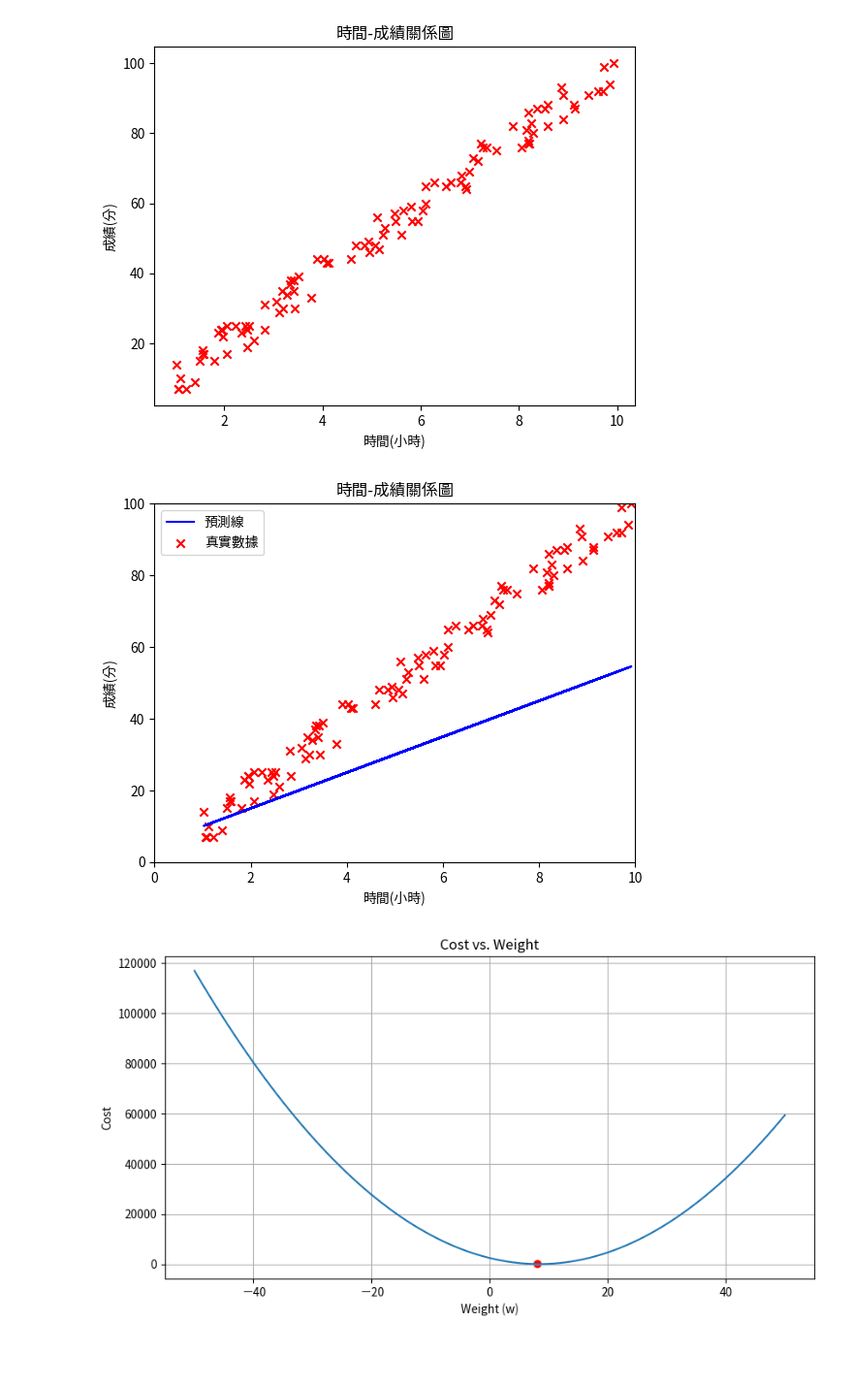
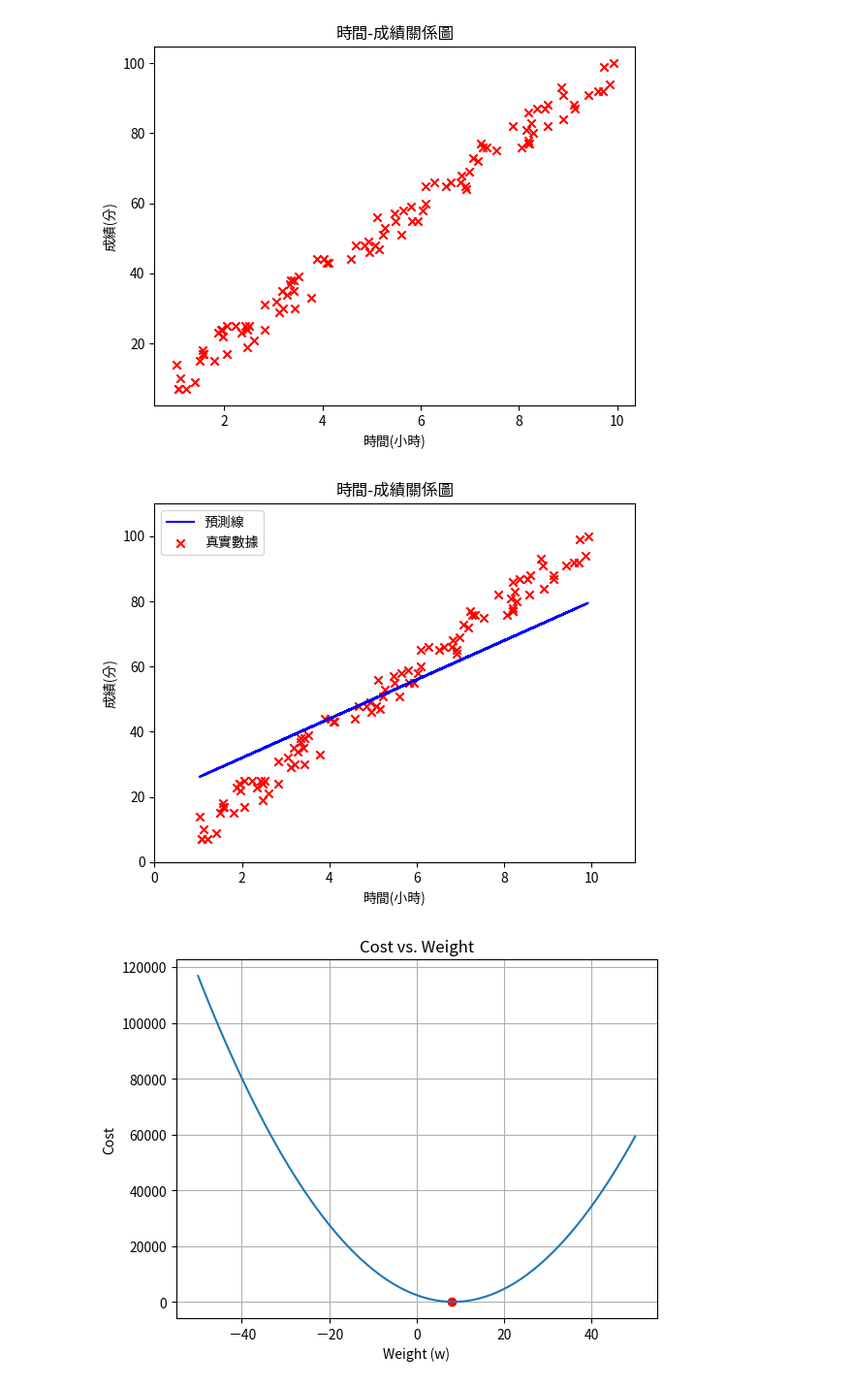
Before and after one commit to eason280711/ml, a Jupyter notebook: Ipynb/Resgression.ipynb, the cells around one changed output. Shown at 97% size. Saved outputs shown, nothing was run; the diff lists cells and outputs as text; code cells hidden in the pictures; blank space fills up the shorter version.

```diff
--- a/Ipynb/Resgression.ipynb
+++ b/Ipynb/Resgression.ipynb
@@ -47,8 +47,8 @@ plt.show()
 [figure]
 # %%
 # Linear Regression: y = wx + b
-w = 5
-b = 5
+w = 6
+b = 20
 
 y_pred = x*w + b
 
@@ -57,12 +57,12 @@ plt.scatter(x, y, marker="x", color="red", label="真實數據")
 plt.title("時間-成績關係圖")
 plt.xlabel("時間(小時)")
 plt.ylabel("成績(分)")
-plt.xlim([0, 10])
-plt.ylim([0, 100])
+plt.xlim([0, 11])
+plt.ylim([0, 110])
 plt.legend()
 plt.show()
 # %% [output]
-[figure, old version]
+[figure, new version]
 # %%
 import numpy as np
 
@@ -81,16 +81,15 @@ min_cost_w = min(costs_w)
 min_w = w_values[costs_w.index(min_cost_w)]
 # %%
 # Plot cost vs w (b fixed)
-plt.figure(figsize=(10, 5))
 plt.plot(w_values, costs_w)
-plt.scatter(min_w, min_cost_w, color='r')
+plt.scatter(min_w, min_cost_w, color='red')
 plt.title('Cost vs. Weight')
 plt.xlabel('Weight (w)')
 plt.ylabel('Cost')
 plt.grid(True)
 plt.show()
 # %% [output]
-[figure, old version]
+[figure, new version]
 # %%
 # Calculate cost for a range of w and b values
 w_values = np.arange(-50, 51)
```
